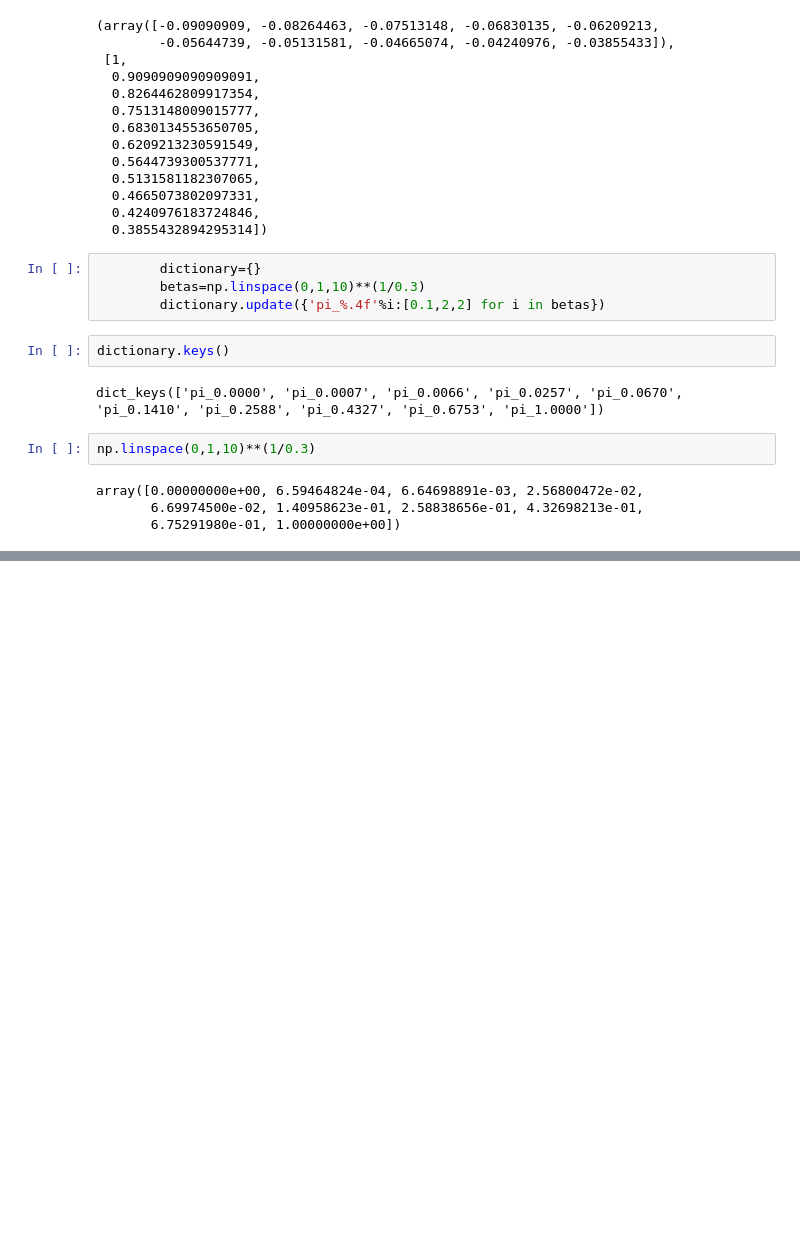
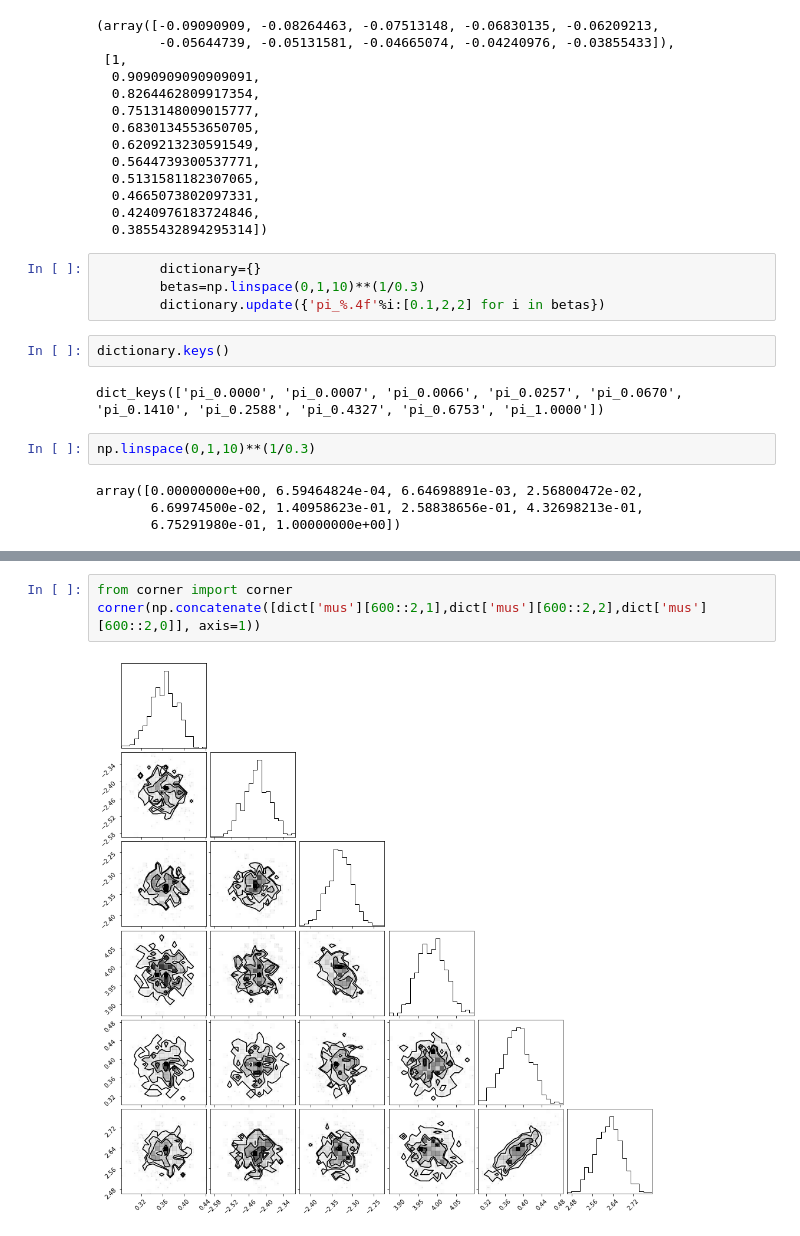
Before and after one commit to Wraithmat/Bayesian-Clustering, a Jupyter notebook: test_.ipynb, the cells around one changed output, grey strips where cells are left out. Drawn from its saved outputs; the diff is of its cells as text; blank space fills up the shorter version.

```diff
--- a/test_.ipynb
+++ b/test_.ipynb
@@ -57,0 +130,5 @@ array([0.00000000e+00, 6.59464824e-04, 6.64698891e-03, 2.56800472e-02,
+# %%
+from corner import corner
+corner(np.concatenate([dict['mus'][600::2,1],dict['mus'][600::2,2],dict['mus'][600::2,0]], axis=1))
+# %% [output]
+[figure, added]
```
Also changed, not shown: parts of 24 cells of this notebook, 3 other files.
